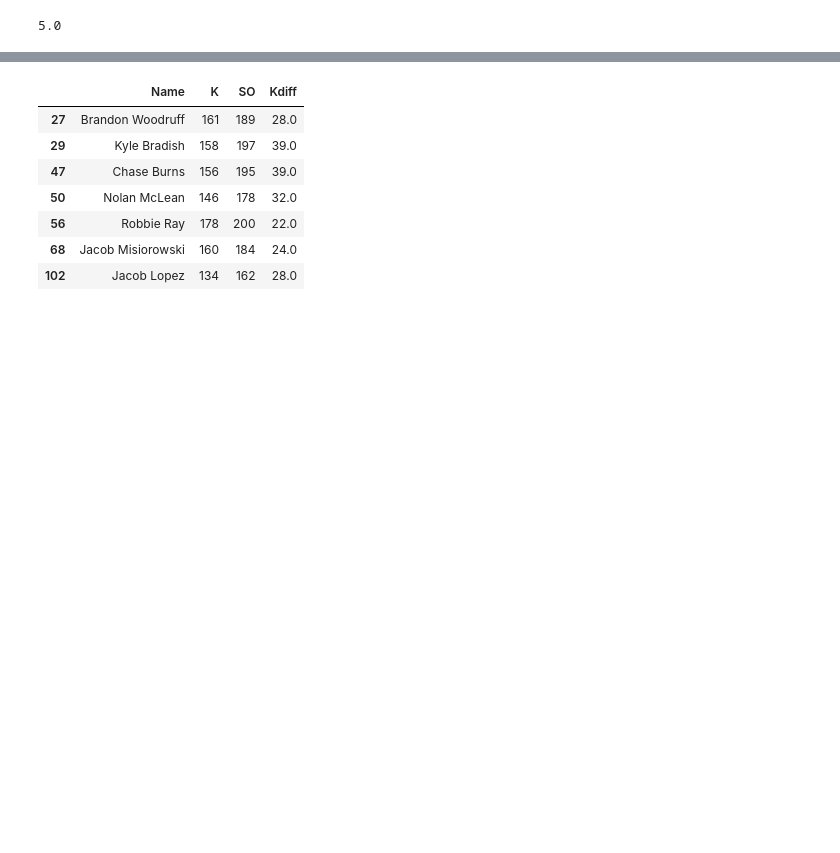
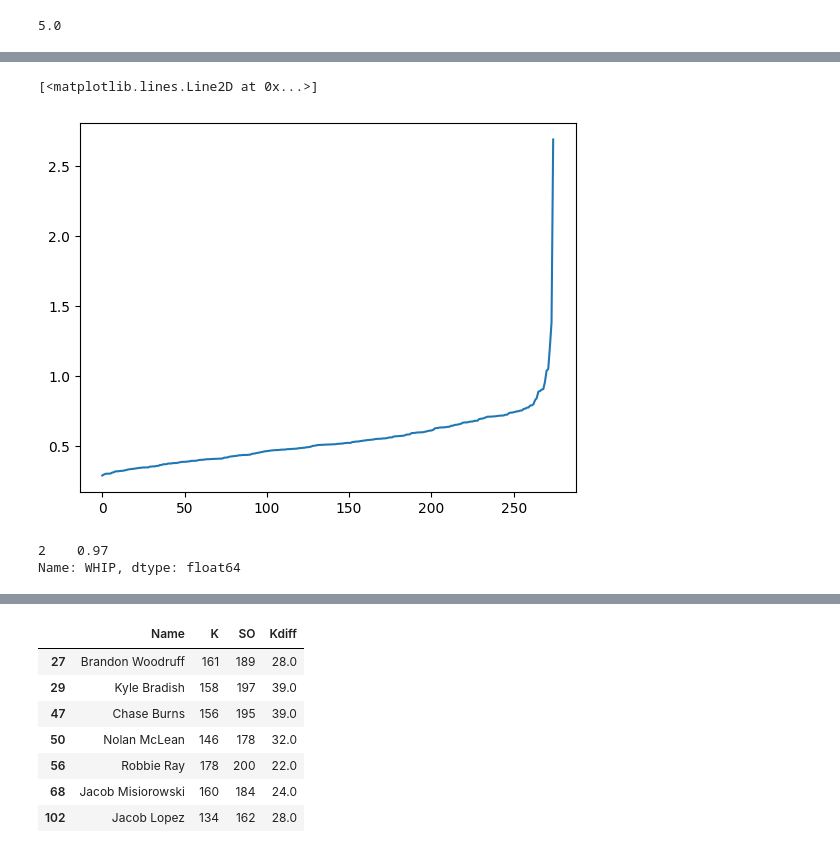
Before and after one commit to fantasy-toolz/mlb-player-predictions, a Jupyter notebook: RunPitchingProjections.ipynb, the cells around one changed output, grey strips where cells are left out. Saved outputs shown, nothing was run; the diff lists cells and outputs as text; code cells hidden in the pictures; blank space fills up the shorter version.

```diff
--- a/RunPitchingProjections.ipynb
+++ b/RunPitchingProjections.ipynb
@@ -484,0 +332,14 @@ CP
+# %%
+
+cpnorm = (CP['eSO']/CP['SO'] + CP['eERA']/CP['ERA'] + CP['eWHIP']/CP['WHIP']).values
+cpnorm
+
+plt.plot(cpnorm[cpnorm.argsort()])
+# %% [output]
+[<matplotlib.lines.Line2D at 0x...>]
+[figure, added]
+# %%
+CP[CP['Name']=='Paul Skenes']['WHIP']
+# %% [output]
+2    0.97
+Name: WHIP, dtype: float64
```
Also changed, not shown: parts of 25 cells of this notebook, 5 other files.
